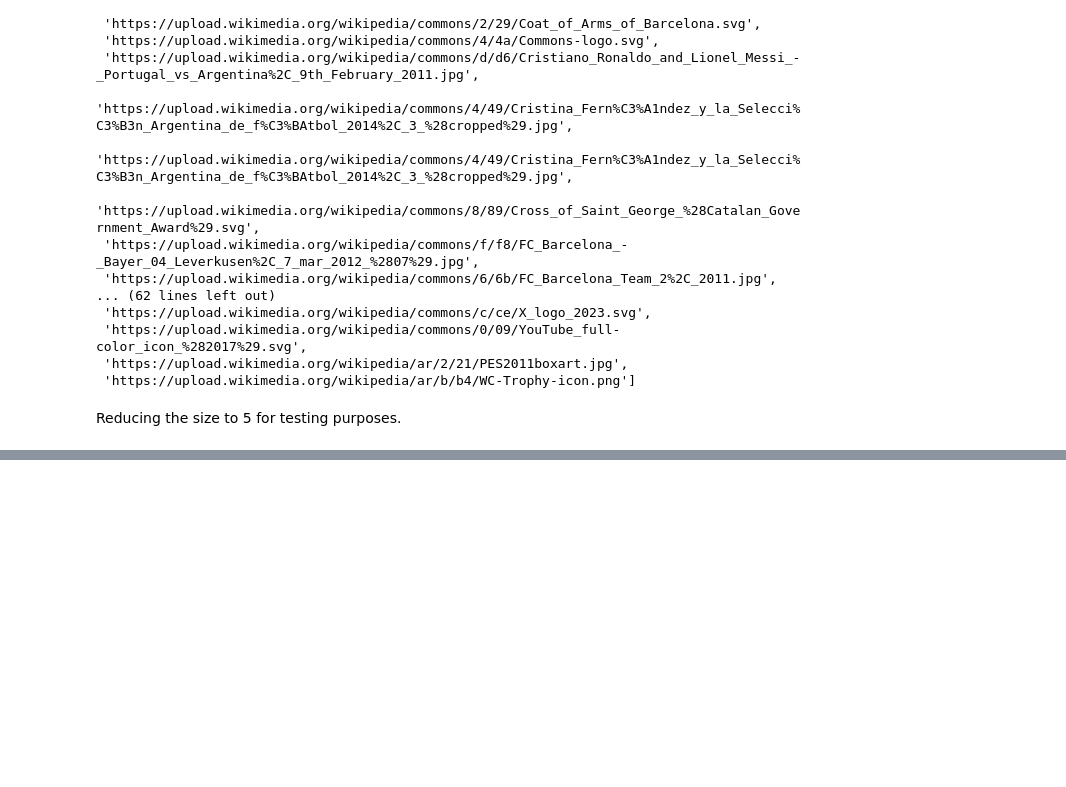
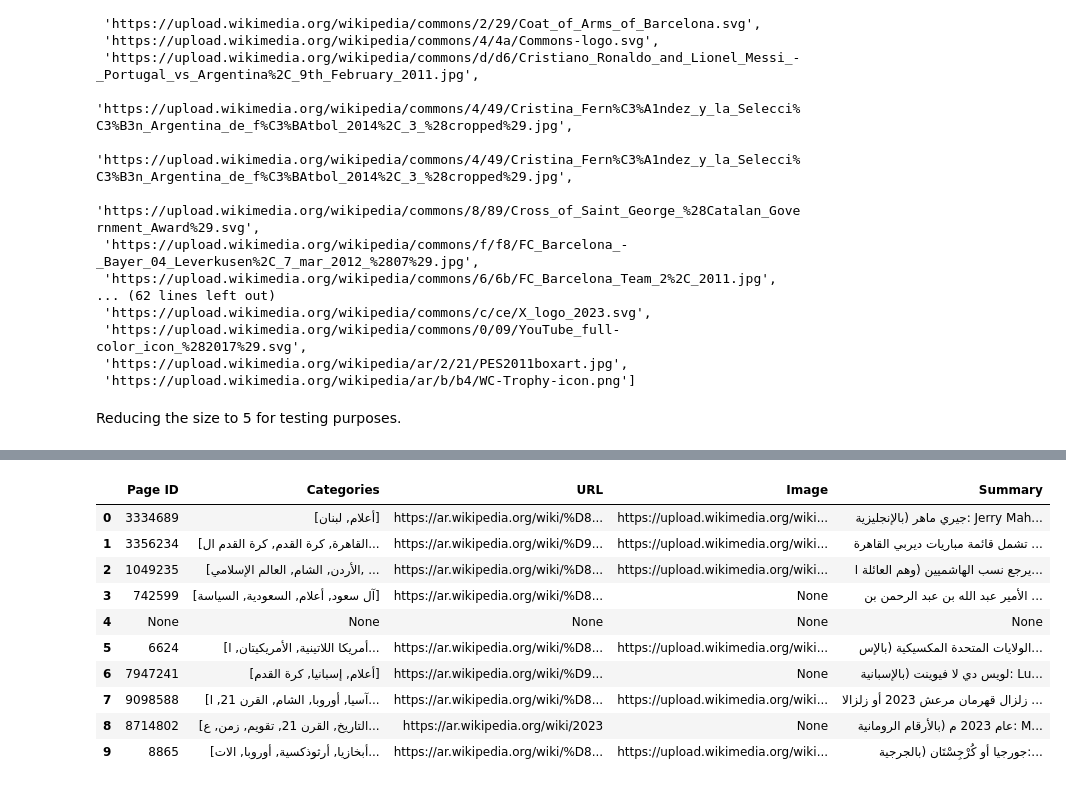
Before and after one commit to ia234/Python_23, a Jupyter notebook: Fetch_Wikipedia_Articles_by_Names_Pipeline.ipynb, the cells around one changed output, grey strips where cells are left out. Saved outputs shown, nothing was run; the diff lists cells and outputs as text; code cells hidden in the pictures; blank space fills up the shorter version.

```diff
--- a/Fetch_Wikipedia_Articles_by_Names_Pipeline.ipynb
+++ b/Fetch_Wikipedia_Articles_by_Names_Pipeline.ipynb
@@ -133,3 +143,6 @@ page.images
  'https://upload.wikimedia.org/wikipedia/ar/b/b4/WC-Trophy-icon.png']
 # %% [markdown]
 Reducing the size to 5 for testing purposes.
+# %%
+top_article_titles_list = top_article_titles_list[835:845]
+top_article_titles_list[1]
@@ -135,0 +156,3 @@ Reducing the size to 5 for testing purposes.
+# %%
+# 258
+top_article_titles_list[7]['article'] = 'زلزال تركيا وسوريا 2023'
@@ -157,0 +385,15 @@ top_article_titles_list
+# %%
+# Create a dictionary from the lists
+data = {
+    'Page ID': page_ids,
+    'Categories': categories_list,
+    'URL': urls_list,
+    'Image': image_urls,
+    'Summary': summaries_list
+}
+
+# Convert the dictionary to a DataFrame
+df = pd.DataFrame(data)
+
+df
+# %% [output]
@@ -157,0 +401,11 @@ top_article_titles_list
+|  | Page ID | Categories | URL | Image | Summary |
+| 0 | 3334689 | [أعلام, لبنان] | https://ar.wikipedia.org/wiki/%D8... | https://upload.wikimedia.org/wiki... | جيري ماهر (بالإنجليزية: Jerry Mah... |
+| 1 | 3356234 | [القاهرة, كرة القدم, كرة القدم ال... | https://ar.wikipedia.org/wiki/%D9... | https://upload.wikimedia.org/wiki... | تشمل قائمة مباريات ديربي القاهرة ... |
+| 2 | 1049235 | [الأردن, الشام, العالم الإسلامي, ... | https://ar.wikipedia.org/wiki/%D8... | https://upload.wikimedia.org/wiki... | يرجع نسب الهاشميين (وهم العائلة ا... |
+| 3 | 742599 | [آل سعود, أعلام, السعودية, السياسة] | https://ar.wikipedia.org/wiki/%D8... | None | الأمير عبد الله بن عبد الرحمن بن ... |
+| 4 | None | None | None | None | None |
+| 5 | 6624 | [أمريكا اللاتينية, الأمريكيتان, ا... | https://ar.wikipedia.org/wiki/%D8... | https://upload.wikimedia.org/wiki... | الولايات المتحدة المكسيكية (بالإس... |
+| 6 | 7947241 | [أعلام, إسبانيا, كرة القدم] | https://ar.wikipedia.org/wiki/%D9... | None | لويس دي لا فيوينت (بالإسبانية: Lu... |
+| 7 | 9098588 | [آسيا, أوروبا, الشام, القرن 21, ا... | https://ar.wikipedia.org/wiki/%D8... | https://upload.wikimedia.org/wiki... | زلزال قهرمان مرعش 2023 أو زلزالا ... |
+| 8 | 8714802 | [التاريخ, القرن 21, تقويم, زمن, ع... | https://ar.wikipedia.org/wiki/2023 | None | عام 2023 م (بالأرقام الرومانية: M... |
+| 9 | 8865 | [أبخازيا, أرثوذكسية, أوروبا, الات... | https://ar.wikipedia.org/wiki/%D8... | https://upload.wikimedia.org/wiki... | جورجيا أو كُرْجِسْتَان (بالجرجية:... |
```
Also changed, not shown: parts of 60 cells of this notebook.
